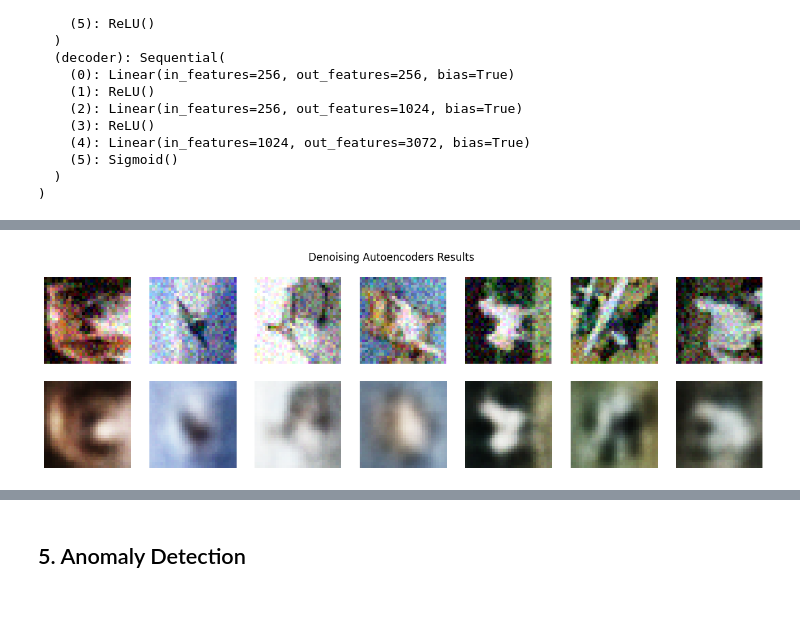
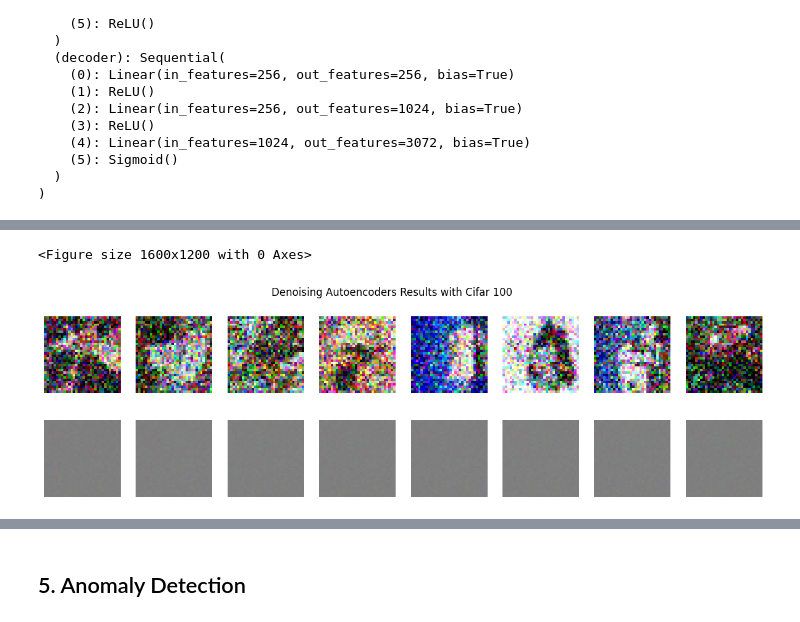
Before and after one commit to JHermosillaD/Autoencoders, a Jupyter notebook: Autoencoder.ipynb, the cells around one changed output, grey strips where cells are left out. Drawn from its saved outputs; the diff is of its cells as text; code cells hidden in the pictures.

```diff
--- a/Autoencoder.ipynb
+++ b/Autoencoder.ipynb
@@ -366,6 +730,11 @@ rho  = 0.05
 # %%
+# Cifar 10
 sparse_model = Autoencoder(input_dimension_, laten_dimension_, encoder_neurons_, decoder_neurons_)
 sparse_model.to(dev)
+
+# Cifar 100
+sparse_model2 = Autoencoder(input_dimension_, laten_dimension_, encoder_neurons_, decoder_neurons_)
+sparse_model2.to(dev)
 # %% [output]
 Autoencoder(
   (encoder): Sequential(
@@ -458,6 +944,11 @@ noise = 0.1
 # %%
+# Cifar 10
 denoising_model = Autoencoder(input_dimension_, laten_dimension_, encoder_neurons_, decoder_neurons_)
 denoising_model.to(dev)
+
+# Cifar 100
+denoising_model2 = Autoencoder(input_dimension_, laten_dimension_, encoder_neurons_, decoder_neurons_)
+denoising_model2.to(dev)
 # %% [output]
 Autoencoder(
   (encoder): Sequential(
@@ -478,6 +969,7 @@ Autoencoder(
   )
 )
 # %%
+# Cifar 10
 denoising_criterion = nn.MSELoss()
 denoising_optimizer = torch.optim.Adam(denoising_model.parameters(),
                                        lr=learning_rate_,
@@ -485,4 +977,13 @@ denoising_optimizer = torch.optim.Adam(denoising_model.parameters(),
                                        eps=1e-08,
                                        weight_decay=0,
                                        amsgrad=False)
+
+# Cifar 100
+denoising_criterion2 = nn.MSELoss()
+denoising_optimizer2 = torch.optim.Adam(denoising_model.parameters(),
+                                       lr=learning_rate_,
+                                       betas=(0.9, 0.999),
+                                       eps=1e-08,
+                                       weight_decay=0,
+                                       amsgrad=False)
 # %%
@@ -537,8 +1105,38 @@ denoising_recon1 = denoising_recon.view(batch_size_, 3, 32, 32)
 # %%
+# Cifar 100
+noise = 0.3
+for epoch in range(num_epochs_):
+    denoising_model2.train()
+    train_loss = 0.0
+    for images, _ in train_loader:
+        images_noisy = images + noise * torch.randn(images.shape)
+        images_noisy = np.clip(images_noisy, 0., 1.)
+        images_noisy = images_noisy.to(dev)
+        denoising_optimizer2.zero_grad()
+        outputs = denoising_model2(images_noisy)
+        flat_images = images_noisy.view(images_noisy.size(0), -1)
+        loss2 = denoising_criterion2(outputs,flat_images)
+        with torch.no_grad():
+          train_loss += loss2.item()
+        denoising_optimizer2.zero_grad()
+        loss2.backward()
+        denoising_optimizer2.step()
+    train_loss /= len(train_loader)
+    print(f"Epoch [{epoch+1}/{num_epochs_}], Loss: {train_loss:.4f}")
+
+with torch.no_grad():
+    for data_c, _ in test_loader2:
+        data_c = data_c + noise * torch.randn(data_c.shape)
+        data_c = np.clip(data_c, 0., 1.)
+        data_c = data_c.to(dev)
+        denoising_recon = denoising_model2(data_c)
+        break
+denoising_recon1 = denoising_recon.view(batch_size_, 3, 32, 32)
+
 plt.figure(dpi=250)
-fig, ax = plt.subplots(2, 7, figsize=(15, 4))
-fig.suptitle('Denoising Autoencoders Results')
-for i in range(7):
+fig, ax = plt.subplots(2, 8, figsize=(15, 4))
+fig.suptitle('Denoising Autoencoders Results with Cifar 100')
+for i in range(8):
     ax[0, i].imshow(data_c[i].cpu().numpy().T)
     ax[1, i].imshow(denoising_recon1[i].cpu().numpy().T)
     ax[0, i].axis('OFF')
@@ -549 +1161,2 @@ plt.show()
+<Figure size 1600x1200 with 0 Axes>
-[figure, old version]
+[figure, new version]
```
Also changed, not shown: parts of 36 cells of this notebook.
